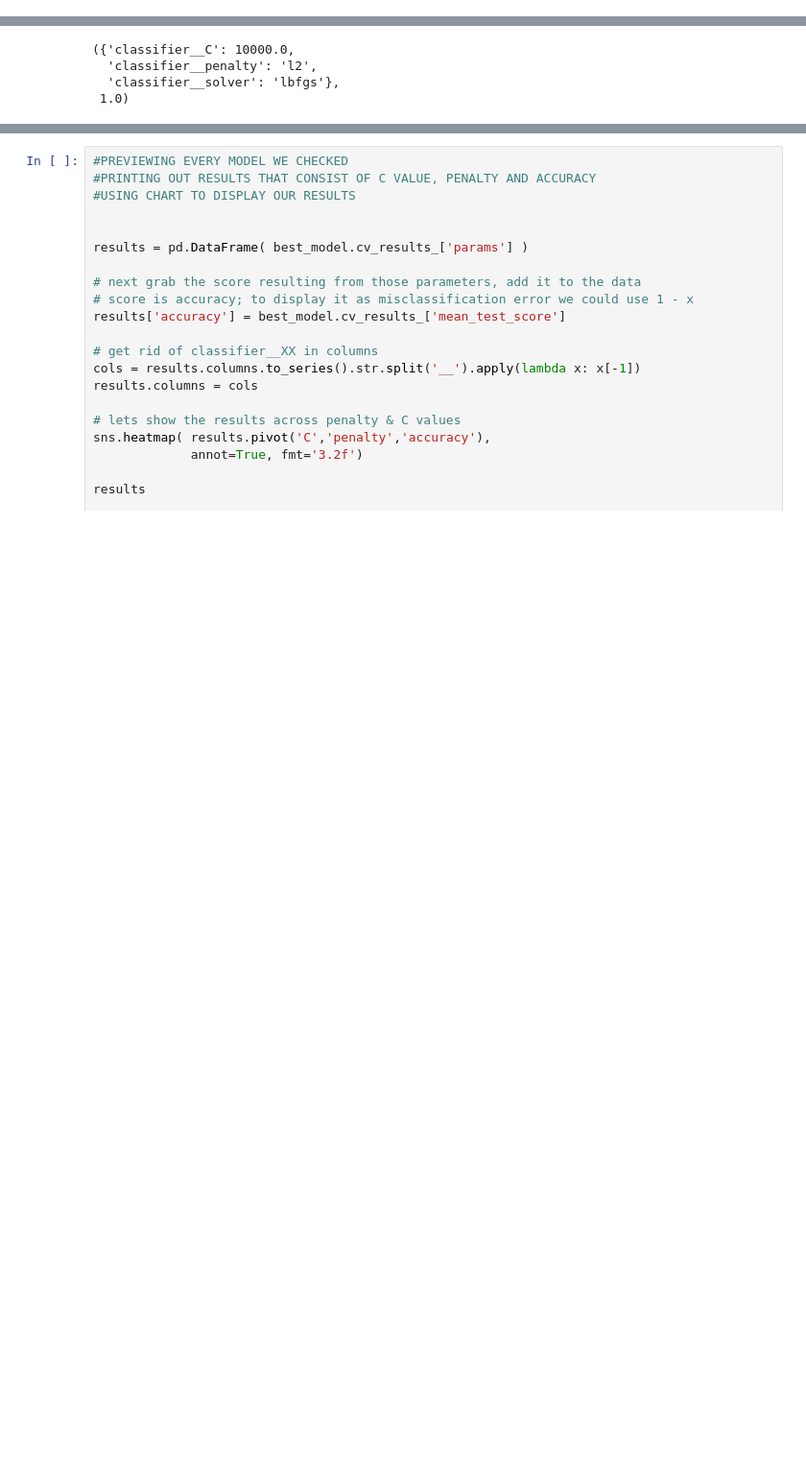
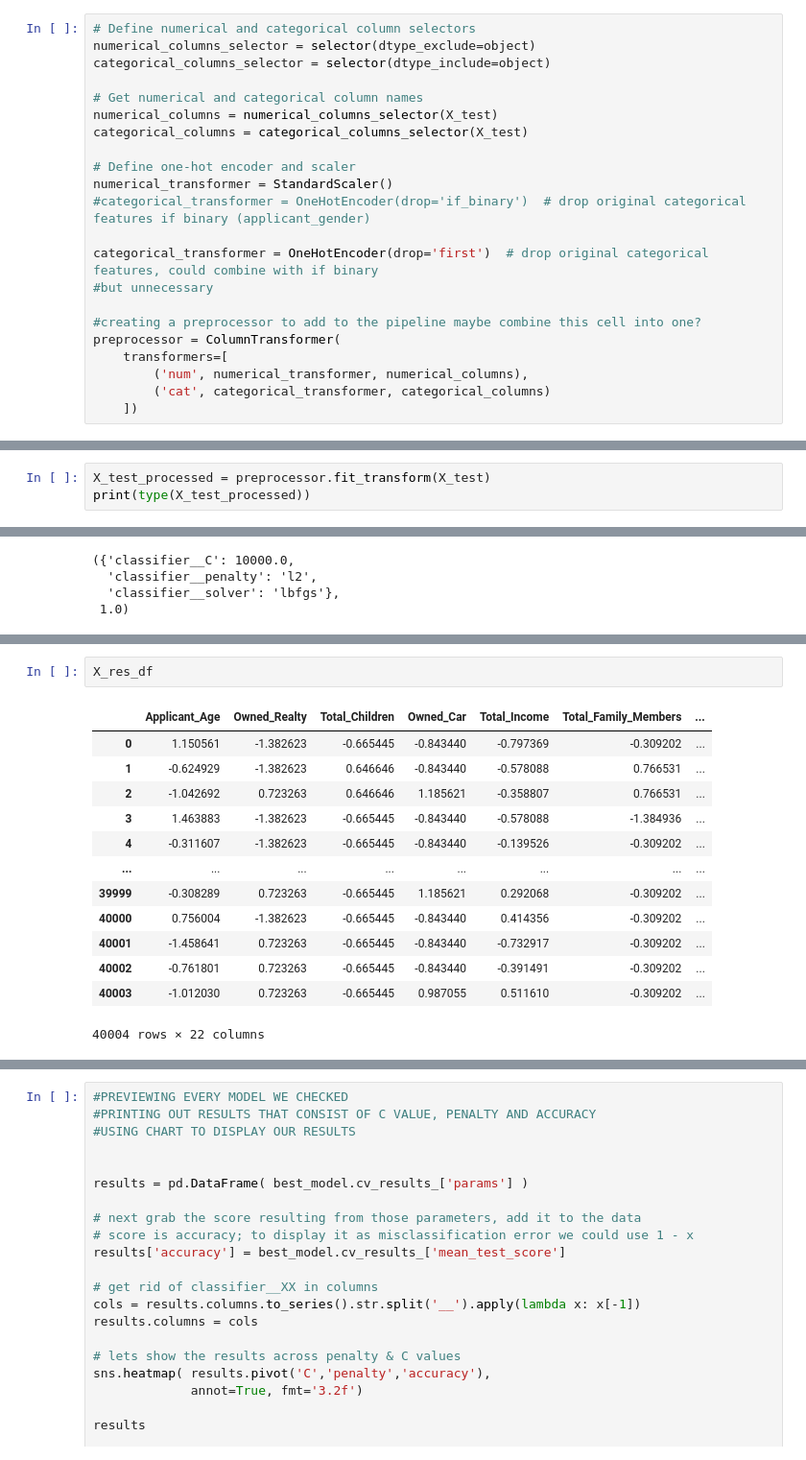
Before and after one commit to COGS118A/Group022-Wi23, a Jupyter notebook: classifier5.ipynb, the cells around one changed output, grey strips where cells are left out. Shown at 96% size. Drawn from its saved outputs; the diff is of its cells as text; blank space fills up the shorter version.

```diff
--- a/classifier5.ipynb
+++ b/classifier5.ipynb
@@ -223,6 +223,28 @@ preprocessor = ColumnTransformer(
         ('num', numerical_transformer, numerical_columns),
         ('cat', categorical_transformer, categorical_columns)
     ])
+# %%
+# Define numerical and categorical column selectors
+numerical_columns_selector = selector(dtype_exclude=object)
+categorical_columns_selector = selector(dtype_include=object)
+
+# Get numerical and categorical column names
+numerical_columns = numerical_columns_selector(X_test)
+categorical_columns = categorical_columns_selector(X_test)
+
+# Define one-hot encoder and scaler
+numerical_transformer = StandardScaler()
+#categorical_transformer = OneHotEncoder(drop='if_binary')  # drop original categorical features if binary (applicant_gender)
+
+categorical_transformer = OneHotEncoder(drop='first')  # drop original categorical features, could combine with if binary
+#but unnecessary
+
+#creating a preprocessor to add to the pipeline maybe combine this cell into one?
+preprocessor = ColumnTransformer(
+    transformers=[
+        ('num', numerical_transformer, numerical_columns),
+        ('cat', categorical_transformer, categorical_columns)
+    ])
 # %%
 X_train.head()
 # %% [output]
@@ -250,3 +272,6 @@ a preprocessor that needed the target variable, then passing it as an argument w
 #oversample using the smote technique which was recommended on piazza
 sm = SMOTE(random_state=42)
 X_res, y_res = sm.fit_resample(X_train_processed, y_train)
+# %%
+X_test_processed = preprocessor.fit_transform(X_test)
+print(type(X_test_processed))
@@ -809,0 +839,16 @@ best_model.best_params_, best_model.best_score_ #maybe too good?
+# %%
+X_res_df
+# %% [output]
+|  | Applicant_Age | Owned_Realty | Total_Children | Owned_Car | Total_Income | Total_Family_Members | ... |
+| 0 | 1.150561 | -1.382623 | -0.665445 | -0.843440 | -0.797369 | -0.309202 | ... |
+| 1 | -0.624929 | -1.382623 | 0.646646 | -0.843440 | -0.578088 | 0.766531 | ... |
+| 2 | -1.042692 | 0.723263 | 0.646646 | 1.185621 | -0.358807 | 0.766531 | ... |
+| 3 | 1.463883 | -1.382623 | -0.665445 | -0.843440 | -0.578088 | -1.384936 | ... |
+| 4 | -0.311607 | -1.382623 | -0.665445 | -0.843440 | -0.139526 | -0.309202 | ... |
+| ... | ... | ... | ... | ... | ... | ... | ... |
+| 39999 | -0.308289 | 0.723263 | -0.665445 | 1.185621 | 0.292068 | -0.309202 | ... |
+| 40000 | 0.756004 | -1.382623 | -0.665445 | -0.843440 | 0.414356 | -0.309202 | ... |
+| 40001 | -1.458641 | 0.723263 | -0.665445 | -0.843440 | -0.732917 | -0.309202 | ... |
+| 40002 | -0.761801 | 0.723263 | -0.665445 | -0.843440 | -0.391491 | -0.309202 | ... |
+| 40003 | -1.012030 | 0.723263 | -0.665445 | 0.987055 | 0.511610 | -0.309202 | ... |
+40004 rows × 22 columns
```
Also changed, not shown: parts of 16 cells of this notebook, 1 other file.
